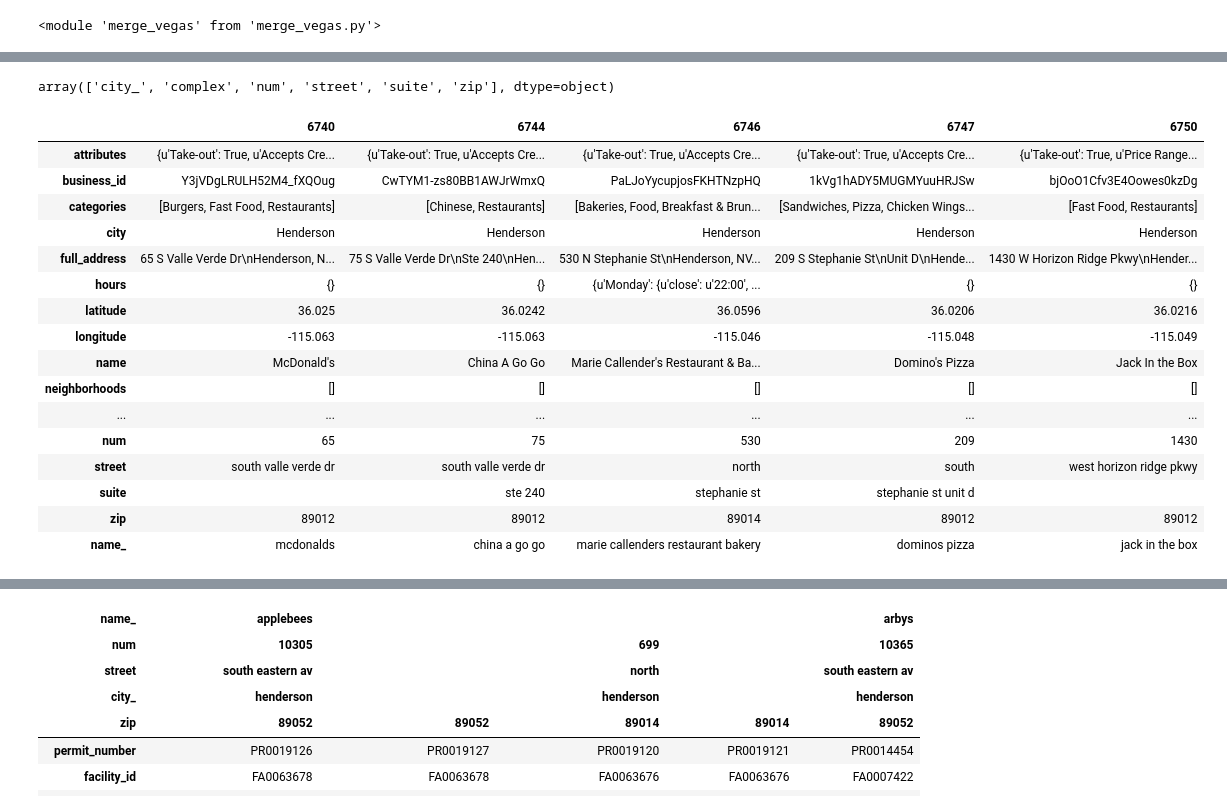
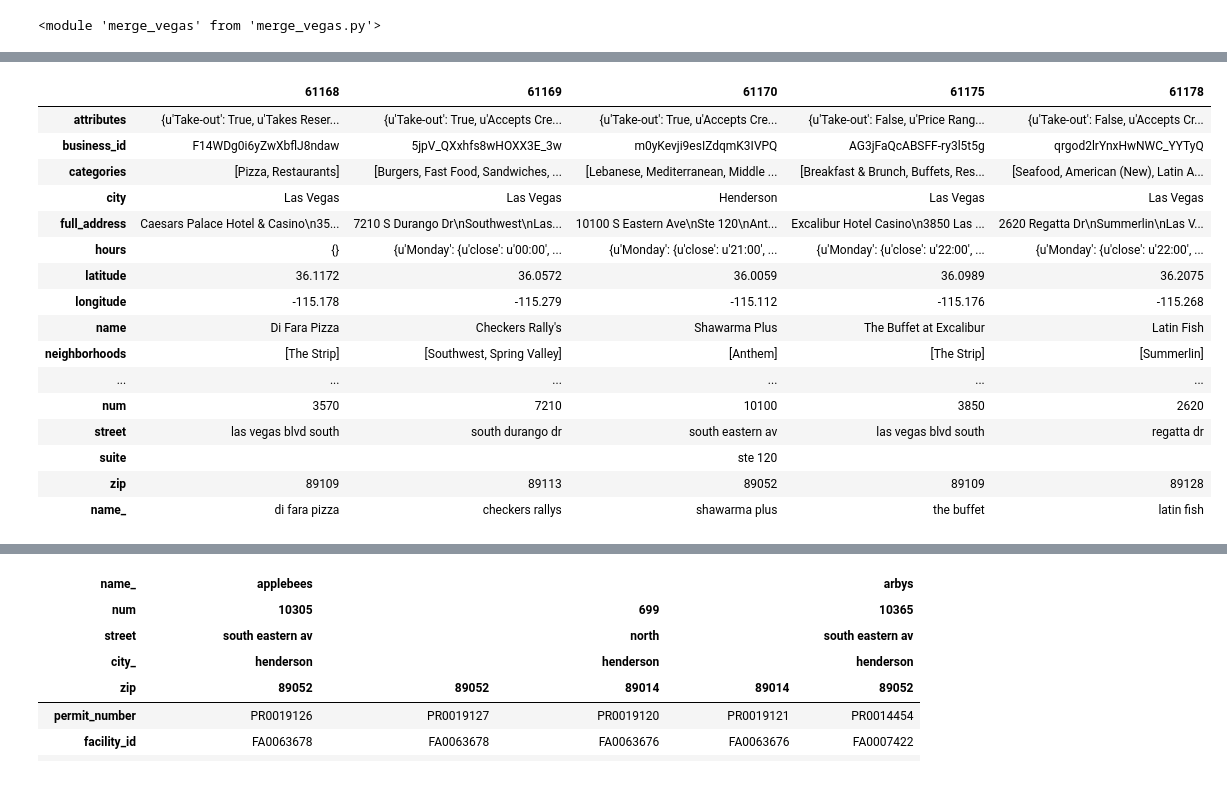
Before and after one commit to tbackes/yelp-health, a Jupyter notebook: code/yelp-EDA.ipynb, the cells around one changed output, grey strips where cells are left out. Saved outputs shown, nothing was run; the diff lists cells and outputs as text; code cells hidden in the pictures.

```diff
--- a/code/yelp-EDA.ipynb
+++ b/code/yelp-EDA.ipynb
@@ -161,10 +348,9 @@ reload(lib)
 # %%
 B_NV = B[(B.state=='NV')& (B.categories.apply(lambda x: 'Restaurants' in x))]
-B_NV['address'] = B_NC.full_address.apply(lambda x: x.replace('\n',' ')\
+B_NV['address'] = B_NV.full_address.apply(lambda x: x.replace('\n',' ')\
                                                      .replace('Ste','Suite')\
                                                      .replace(',','')\
                                                      .replace(' NV ', ' '))
-print B_NV.head(1)
 B_address = pd.Series(zip(B_NV.full_address, B_NV.neighborhoods)).apply(lambda x: lib.parse_address(*x))
 B_address.set_index(B_NV.index, inplace=True)
 col = B_address.columns.values
@@ -190,27 +361,23 @@ B_NV['name_'] = B_NV.name.apply(standard_name)
-# %%
-col
-# %% [output]
-array(['city_', 'complex', 'num', 'street', 'suite', 'zip'], dtype=object)
 # %%
-B_NV.head().T
+B_NV.tail().T
 # %% [output]
-|  | 6740 | 6744 | 6746 | 6747 | 6750 |
-| attributes | {u'Take-out': True, u'Accepts Cre... | {u'Take-out': True, u'Accepts Cre... | {u'Take-out': True, u'Accepts Cre... | {u'Take-out': True, u'Accepts Cre... | {u'Take-out': True, u'Price Range... |
-| business_id | Y3jVDgLRULH52M4_fXQOug | CwTYM1-zs80BB1AWJrWmxQ | PaLJoYycupjosFKHTNzpHQ | 1kVg1hADY5MUGMYuuHRJSw | bjOoO1Cfv3E4Oowes0kzDg |
-| categories | [Burgers, Fast Food, Restaurants] | [Chinese, Restaurants] | [Bakeries, Food, Breakfast & Brun... | [Sandwiches, Pizza, Chicken Wings... | [Fast Food, Restaurants] |
-| city | Henderson | Henderson | Henderson | Henderson | Henderson |
-| full_address | 65 S Valle Verde Dr\nHenderson, N... | 75 S Valle Verde Dr\nSte 240\nHen... | 530 N Stephanie St\nHenderson, NV... | 209 S Stephanie St\nUnit D\nHende... | 1430 W Horizon Ridge Pkwy\nHender... |
-| hours | {} | {} | {u'Monday': {u'close': u'22:00', ... | {} | {} |
-| latitude | 36.025 | 36.0242 | 36.0596 | 36.0206 | 36.0216 |
-| longitude | -115.063 | -115.063 | -115.046 | -115.048 | -115.049 |
-| name | McDonald's | China A Go Go | Marie Callender's Restaurant & Ba... | Domino's Pizza | Jack In the Box |
-| neighborhoods | [] | [] | [] | [] | [] |
+|  | 61168 | 61169 | 61170 | 61175 | 61178 |
+| attributes | {u'Take-out': True, u'Takes Reser... | {u'Take-out': True, u'Accepts Cre... | {u'Take-out': True, u'Accepts Cre... | {u'Take-out': False, u'Price Rang... | {u'Take-out': False, u'Accepts Cr... |
+| business_id | F14WDg0i6yZwXbflJ8ndaw | 5jpV_QXxhfs8wHOXX3E_3w | m0yKevji9esIZdqmK3IVPQ | AG3jFaQcABSFF-ry3l5t5g | qrgod2lrYnxHwNWC_YYTyQ |
+| categories | [Pizza, Restaurants] | [Burgers, Fast Food, Sandwiches, ... | [Lebanese, Mediterranean, Middle ... | [Breakfast & Brunch, Buffets, Res... | [Seafood, American (New), Latin A... |
+| city | Las Vegas | Las Vegas | Henderson | Las Vegas | Las Vegas |
+| full_address | Caesars Palace Hotel & Casino\n35... | 7210 S Durango Dr\nSouthwest\nLas... | 10100 S Eastern Ave\nSte 120\nAnt... | Excalibur Hotel Casino\n3850 Las ... | 2620 Regatta Dr\nSummerlin\nLas V... |
+| hours | {} | {u'Monday': {u'close': u'00:00', ... | {u'Monday': {u'close': u'21:00', ... | {u'Monday': {u'close': u'22:00', ... | {u'Monday': {u'close': u'22:00', ... |
+| latitude | 36.1172 | 36.0572 | 36.0059 | 36.0989 | 36.2075 |
+| longitude | -115.178 | -115.279 | -115.112 | -115.176 | -115.268 |
+| name | Di Fara Pizza | Checkers Rally's | Shawarma Plus | The Buffet at Excalibur | Latin Fish |
+| neighborhoods | [The Strip] | [Southwest, Spring Valley] | [Anthem] | [The Strip] | [Summerlin] |
 | ... | ... | ... | ... | ... | ... |
-| num | 65 | 75 | 530 | 209 | 1430 |
-| street | south valle verde dr | south valle verde dr | north | south | west horizon ridge pkwy |
-| suite |  | ste 240 | stephanie st | stephanie st unit d |  |
-| zip | 89012 | 89012 | 89014 | 89012 | 89012 |
-| name_ | mcdonalds | china a go go | marie callenders restaurant bakery | dominos pizza | jack in the box |
+| num | 3570 | 7210 | 10100 | 3850 | 2620 |
+| street | las vegas blvd south | south durango dr | south eastern av | las vegas blvd south | regatta dr |
+| suite |  |  | ste 120 |  |  |
+| zip | 89109 | 89113 | 89052 | 89109 | 89128 |
+| name_ | di fara pizza | checkers rallys | shawarma plus | the buffet | latin fish |
 # %%
 H = pd.read_csv('../data/vegas/restaurant_establishments.csv', delimiter=';', header=None, skiprows=1)
 H.columns = ['permit_number', 'facility_id', 'PE', 'restaurant_name',  'location_name',
```
Also changed, not shown: parts of 25 cells of this notebook, 1 other file.
